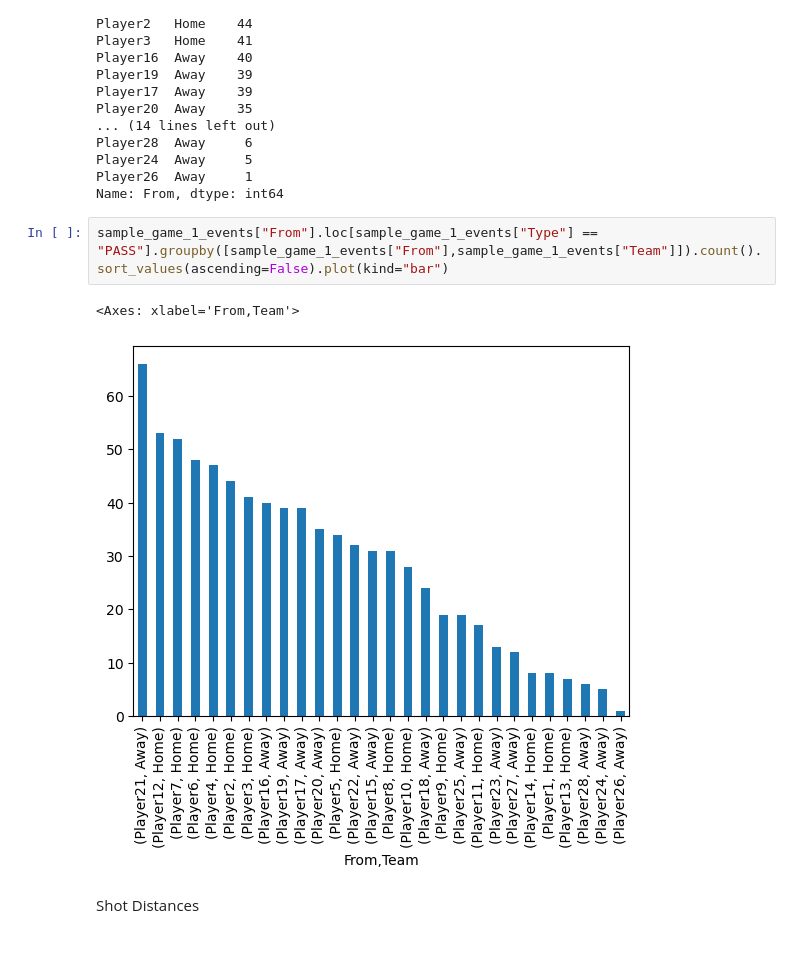
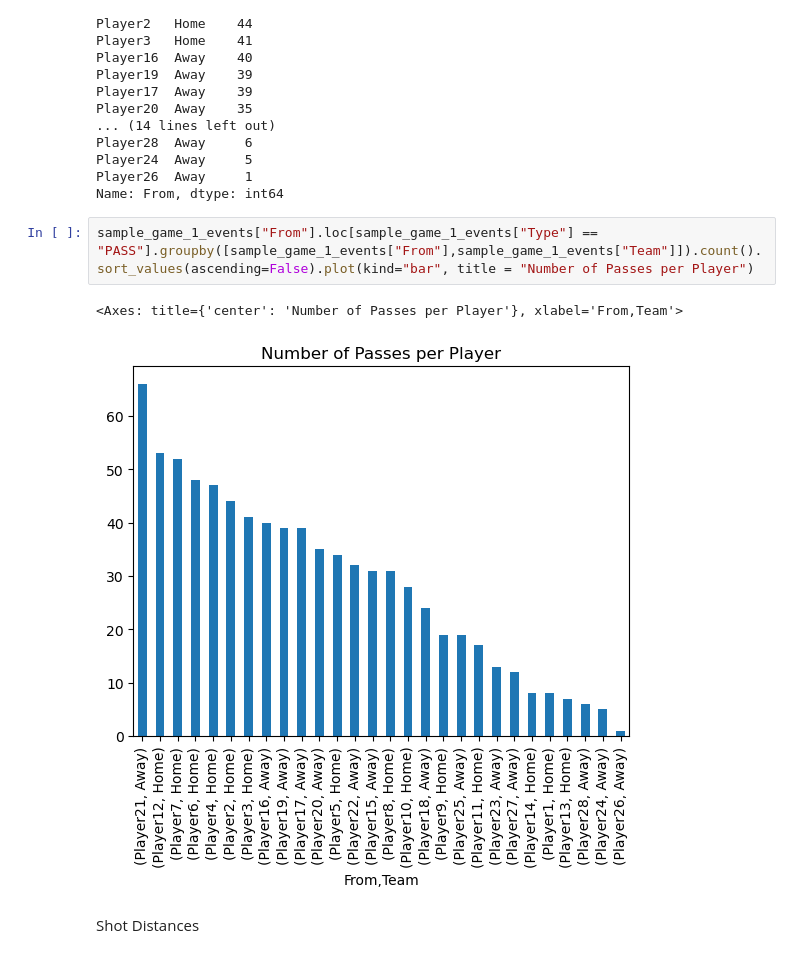
Before and after one commit to lnyousif/Football101, a Jupyter notebook: Sean Notebook.ipynb, the cells around one changed output. Drawn from its saved outputs; the diff is of its cells as text.

```diff
--- a/Sean Notebook.ipynb
+++ b/Sean Notebook.ipynb
@@ -385,10 +385,10 @@ Player24  Away     5
 Player26  Away     1
 Name: From, dtype: int64
 # %%
-sample_game_1_events["From"].loc[sample_game_1_events["Type"] == "PASS"].groupby([sample_game_1_events["From"],sample_game_1_events["Team"]]).count().sort_values(ascending=False).plot(kind="bar")
+sample_game_1_events["From"].loc[sample_game_1_events["Type"] == "PASS"].groupby([sample_game_1_events["From"],sample_game_1_events["Team"]]).count().sort_values(ascending=False).plot(kind="bar", title = "Number of Passes per Player")
 # %% [output]
-<Axes: xlabel='From,Team'>
+<Axes: title={'center': 'Number of Passes per Player'}, xlabel='From,Team'>
-[figure, old version]
+[figure, new version]
 # %% [markdown]
 Shot Distances
 # %%
```
Also changed, not shown: parts of 1 cell of this notebook.
